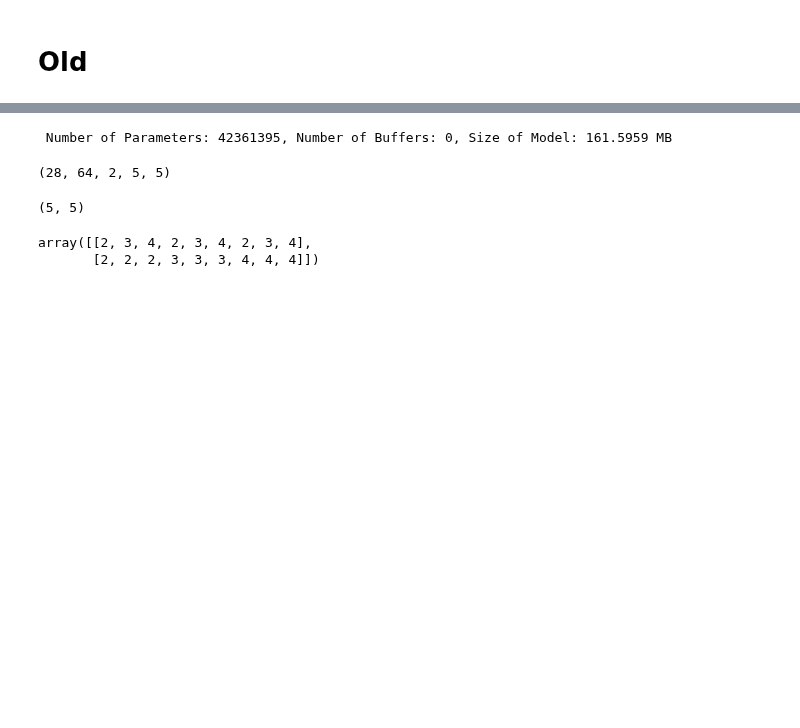
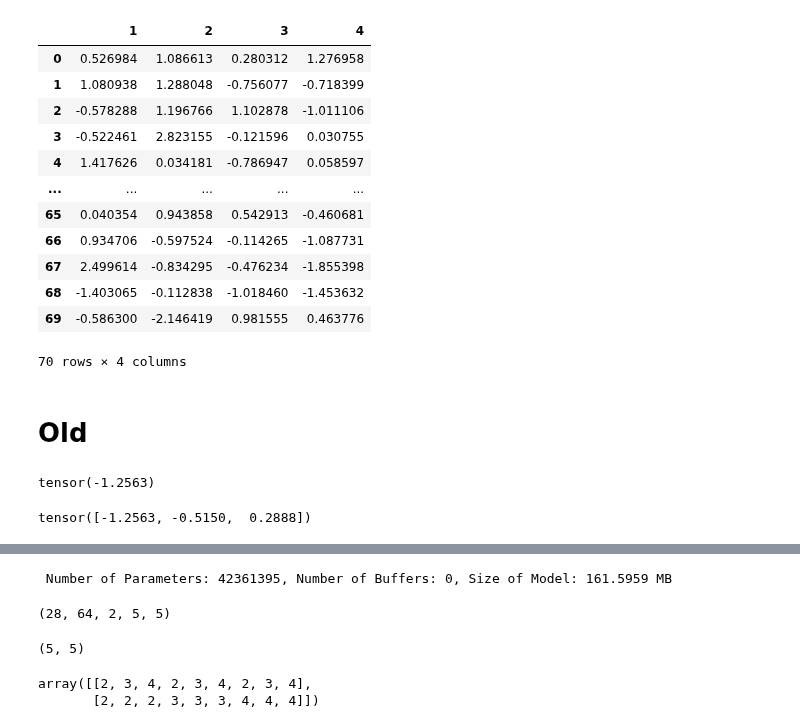
Before and after one commit to veya2ztn/Seq2SeqAutoregressiveModel, a Jupyter notebook: test model.ipynb, the cells around one changed output, grey strips where cells are left out. Cells and saved outputs as stored; diff of their text form; code cells hidden in the pictures; blank space fills up the shorter version.

```diff
--- a/test model.ipynb
+++ b/test model.ipynb
@@ -0,0 +91,2 @@
+# %%
+data = np.random.randn(4,70)
@@ -1,2 +101,18 @@
+# %%
+pd.DataFrame(data.transpose(1,0),index=range(70), columns=[1,2,3,4])
+# %% [output]
+|  | 1 | 2 | 3 | 4 |
+| 0 | 0.526984 | 1.086613 | 0.280312 | 1.276958 |
+| 1 | 1.080938 | 1.288048 | -0.756077 | -0.718399 |
+| 2 | -0.578288 | 1.196766 | 1.102878 | -1.011106 |
+| 3 | -0.522461 | 2.823155 | -0.121596 | 0.030755 |
+| 4 | 1.417626 | 0.034181 | -0.786947 | 0.058597 |
+| ... | ... | ... | ... | ... |
+| 65 | 0.040354 | 0.943858 | 0.542913 | -0.460681 |
+| 66 | 0.934706 | -0.597524 | -0.114265 | -1.087731 |
+| 67 | 2.499614 | -0.834295 | -0.476234 | -1.855398 |
+| 68 | -1.403065 | -0.112838 | -1.018460 | -1.453632 |
+| 69 | -0.586300 | -2.146419 | 0.981555 | 0.463776 |
+70 rows × 4 columns
 # %% [markdown]
 # Old
@@ -2,0 +124,8 @@
+# %%
+a[0,0][2,1]
+# %% [output]
+tensor(-1.2563)
+# %%
+a[0,0][[2,3,4],[1,2,3]]
+# %% [output]
+tensor([-1.2563, -0.5150,  0.2888])
```
Also changed, not shown: parts of 33 cells of this notebook, 3 other files.
